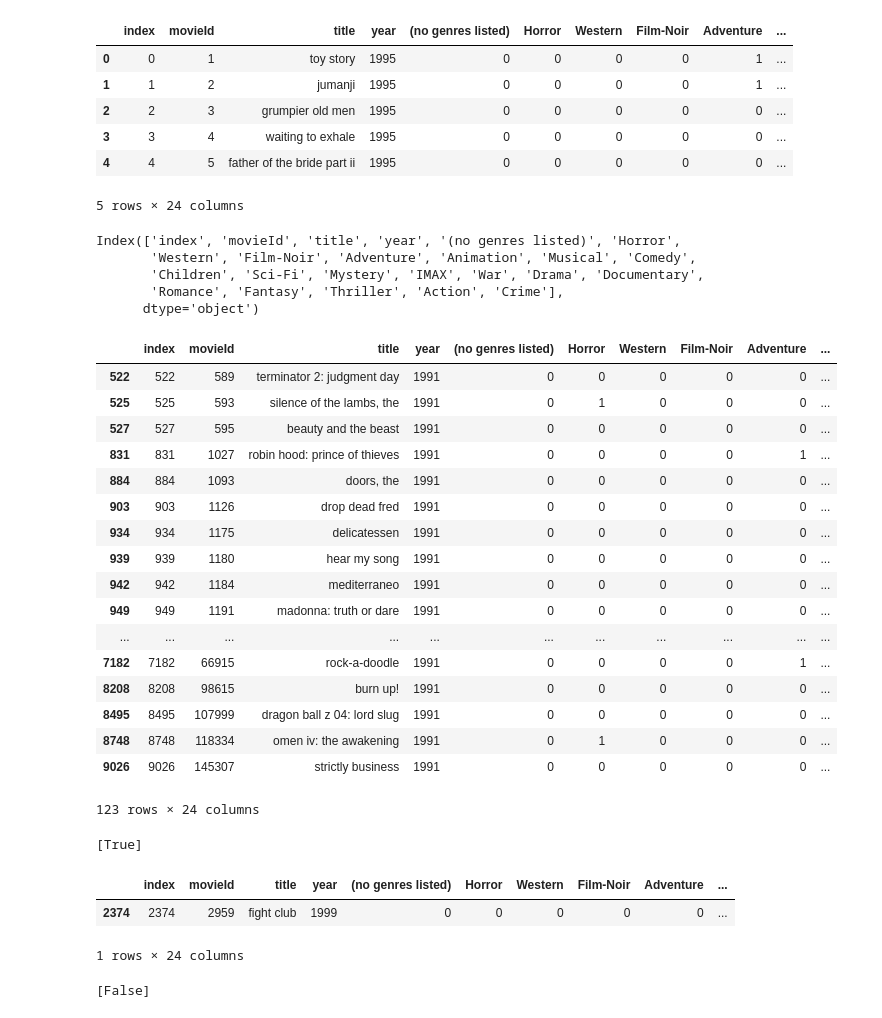
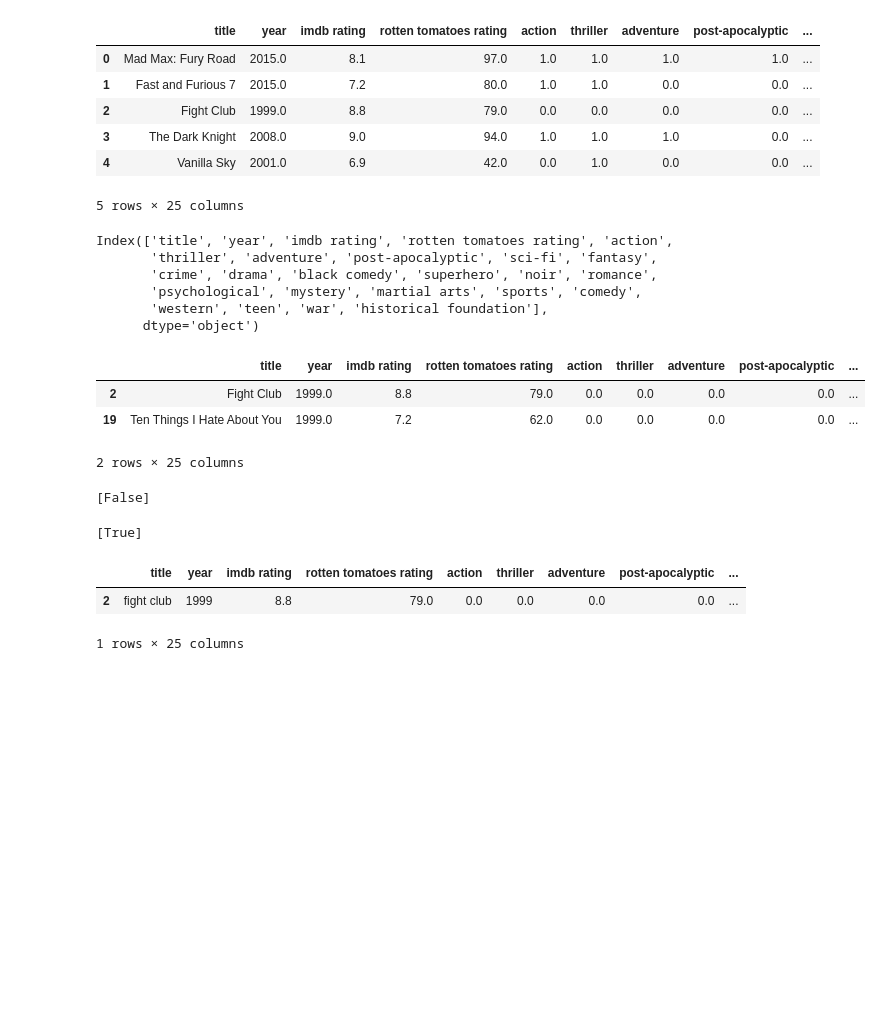
Before and after one commit to drdarina/ds_workshop, a Jupyter notebook: workshop_notebook.ipynb, the cells around one changed output. Saved outputs shown, nothing was run; the diff lists cells and outputs as text; code cells hidden in the pictures; blank space fills up the shorter version.

```diff
--- a/workshop_notebook.ipynb
+++ b/workshop_notebook.ipynb
@@ -9,51 +9,44 @@ import matplotlib.pyplot as plt
 import seaborn as sns
 # %%
 # Datensatz laden
-movie_data = pd.read_csv('../ml-latest/movies_clean.csv')
-movie_data = movie_data.drop('Unnamed: 0', axis=1)
+genre_data = pd.read_csv('workshop_movie_genres.csv')
+genre_data = genre_data.fillna(0)
 # %%
 # Datensatz anschauen
-movie_data.head()
+genre_data.head()
 # %% [output]
-|  | index | movieId | title | year | (no genres listed) | Horror | Western | Film-Noir | Adventure | ... |
-| 0 | 0 | 1 | toy story | 1995 | 0 | 0 | 0 | 0 | 1 | ... |
-| 1 | 1 | 2 | jumanji | 1995 | 0 | 0 | 0 | 0 | 1 | ... |
-| 2 | 2 | 3 | grumpier old men | 1995 | 0 | 0 | 0 | 0 | 0 | ... |
-| 3 | 3 | 4 | waiting to exhale | 1995 | 0 | 0 | 0 | 0 | 0 | ... |
-| 4 | 4 | 5 | father of the bride part ii | 1995 | 0 | 0 | 0 | 0 | 0 | ... |
+|  | title | year | imdb rating | rotten tomatoes rating | action | thriller | adventure | post-apocalyptic | ... |
+| 0 | Mad Max: Fury Road | 2015.0 | 8.1 | 97.0 | 1.0 | 1.0 | 1.0 | 1.0 | ... |
+| 1 | Fast and Furious 7 | 2015.0 | 7.2 | 80.0 | 1.0 | 1.0 | 0.0 | 0.0 | ... |
+| 2 | Fight Club | 1999.0 | 8.8 | 79.0 | 0.0 | 0.0 | 0.0 | 0.0 | ... |
+| 3 | The Dark Knight | 2008.0 | 9.0 | 94.0 | 1.0 | 1.0 | 1.0 | 0.0 | ... |
+| 4 | Vanilla Sky | 2001.0 | 6.9 | 42.0 | 0.0 | 1.0 | 0.0 | 0.0 | ... |
-5 rows × 24 columns
+5 rows × 25 columns
 # %%
 # Welche Spaltennamen gibt es?
-movie_data.columns
+genre_data.columns
 # %% [output]
-Index(['index', 'movieId', 'title', 'year', '(no genres listed)', 'Horror',
-       'Western', 'Film-Noir', 'Adventure', 'Animation', 'Musical', 'Comedy',
-       'Children', 'Sci-Fi', 'Mystery', 'IMAX', 'War', 'Drama', 'Documentary',
-       'Romance', 'Fantasy', 'Thriller', 'Action', 'Crime'],
+Index(['title', 'year', 'imdb rating', 'rotten tomatoes rating', 'action',
+       'thriller', 'adventure', 'post-apocalyptic', 'sci-fi', 'fantasy',
+       'crime', 'drama', 'black comedy', 'superhero', 'noir', 'romance',
+       'psychological', 'mystery', 'martial arts', 'sports', 'comedy',
+       'western', 'teen', 'war', 'historical foundation'],
       dtype='object')
 # %%
-# Alle Filme von 1991
-movie_data[movie_data['year']==1991]
+# Alle Filme von 1999
+genre_data[genre_data['year']==1999]
 # %% [output]
-|  | index | movieId | title | year | (no genres listed) | Horror | Western | Film-Noir | Adventure | ... |
-| 522 | 522 | 589 | terminator 2: judgment day | 1991 | 0 | 0 | 0 | 0 | 0 | ... |
-| 525 | 525 | 593 | silence of the lambs, the | 1991 | 0 | 1 | 0 | 0 | 0 | ... |
-| 527 | 527 | 595 | beauty and the beast | 1991 | 0 | 0 | 0 | 0 | 0 | ... |
-| 831 | 831 | 1027 | robin hood: prince of thieves | 1991 | 0 | 0 | 0 | 0 | 1 | ... |
-| 884 | 884 | 1093 | doors, the | 1991 | 0 | 0 | 0 | 0 | 0 | ... |
-| 903 | 903 | 1126 | drop dead fred | 1991 | 0 | 0 | 0 | 0 | 0 | ... |
-| 934 | 934 | 1175 | delicatessen | 1991 | 0 | 0 | 0 | 0 | 0 | ... |
-| 939 | 939 | 1180 | hear my song | 1991 | 0 | 0 | 0 | 0 | 0 | ... |
-| 942 | 942 | 1184 | mediterraneo | 1991 | 0 | 0 | 0 | 0 | 0 | ... |
-| 949 | 949 | 1191 | madonna: truth or dare | 1991 | 0 | 0 | 0 | 0 | 0 | ... |
-| ... | ... | ... | ... | ... | ... | ... | ... | ... | ... | ... |
-| 7182 | 7182 | 66915 | rock-a-doodle | 1991 | 0 | 0 | 0 | 0 | 1 | ... |
-| 8208 | 8208 | 98615 | burn up! | 1991 | 0 | 0 | 0 | 0 | 0 | ... |
-| 8495 | 8495 | 107999 | dragon ball z 04: lord slug | 1991 | 0 | 0 | 0 | 0 | 0 | ... |
-| 8748 | 8748 | 118334 | omen iv: the awakening | 1991 | 0 | 1 | 0 | 0 | 0 | ... |
-| 9026 | 9026 | 145307 | strictly business | 1991 | 0 | 0 | 0 | 0 | 0 | ... |
+|  | title | year | imdb rating | rotten tomatoes rating | action | thriller | adventure | post-apocalyptic | ... |
+| 2 | Fight Club | 1999.0 | 8.8 | 79.0 | 0.0 | 0.0 | 0.0 | 0.0 | ... |
+| 19 | Ten Things I Hate About You | 1999.0 | 7.2 | 62.0 | 0.0 | 0.0 | 0.0 | 0.0 | ... |
-123 rows × 24 columns
+2 rows × 25 columns
 # %%
-['fight club' in movie_data.title.values]
+# Ist Fight Club in den Daten?
+['fight club' in genre_data['title'].values]
 # %% [output]
-[True]
+[False]
+# %%
+#
+['Fight Club' in genre_data['title'].values]
+# %% [output]
+[True]
@@ -60,10 +59,6 @@ movie_data[movie_data['year']==1991]
 # %%
-movie_data[movie_data.title=='fight club']
+genre_data[genre_data['title']=='fight club']
 # %% [output]
-|  | index | movieId | title | year | (no genres listed) | Horror | Western | Film-Noir | Adventure | ... |
-| 2374 | 2374 | 2959 | fight club | 1999 | 0 | 0 | 0 | 0 | 0 | ... |
+|  | title | year | imdb rating | rotten tomatoes rating | action | thriller | adventure | post-apocalyptic | ... |
+| 2 | fight club | 1999 | 8.8 | 79.0 | 0.0 | 0.0 | 0.0 | 0.0 | ... |
-1 rows × 24 columns
+1 rows × 25 columns
-# %%
-['the virgin suicides' in movie_data.title.values]
-# %% [output]
-[False]
```
Also changed, not shown: parts of 18 cells of this notebook, 2 other files.
